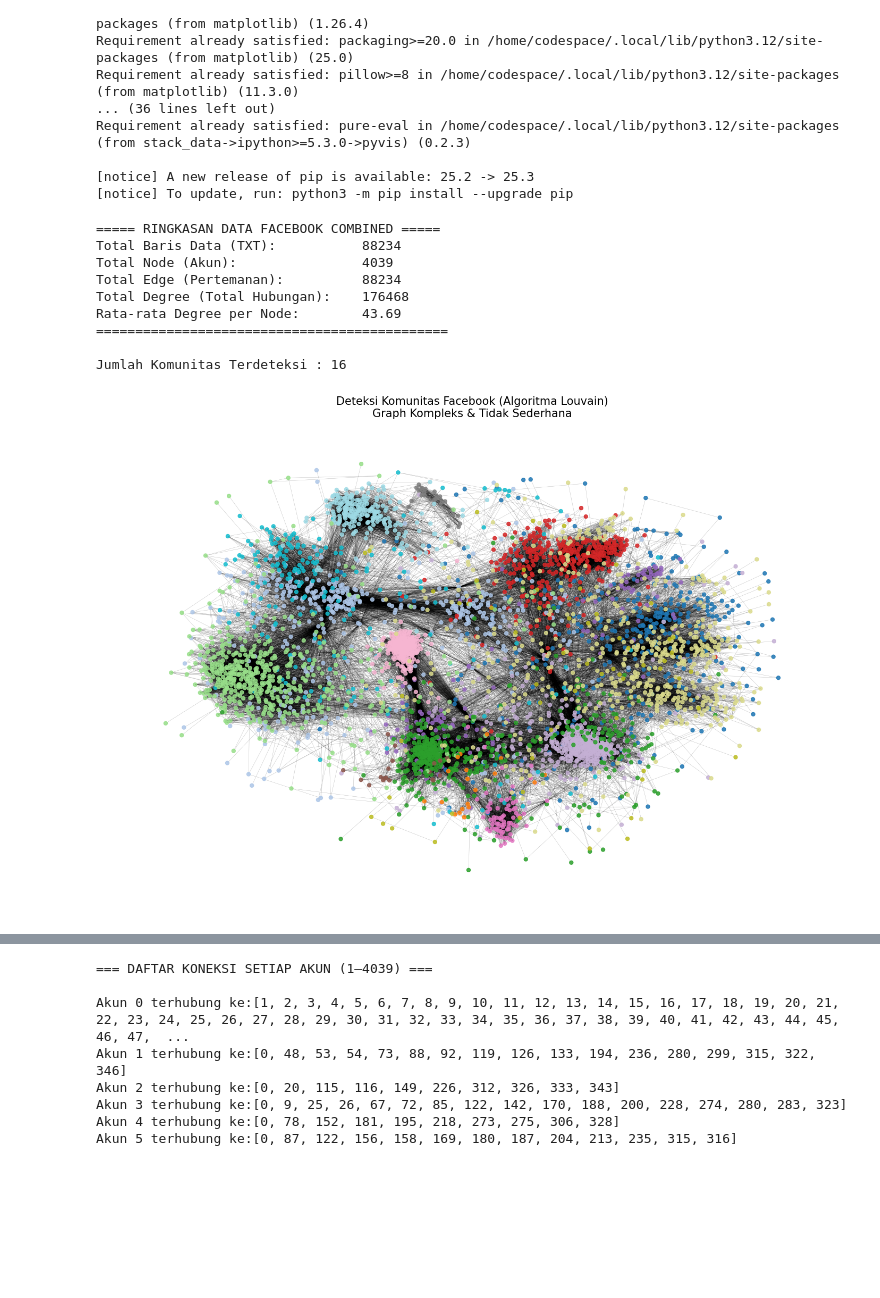
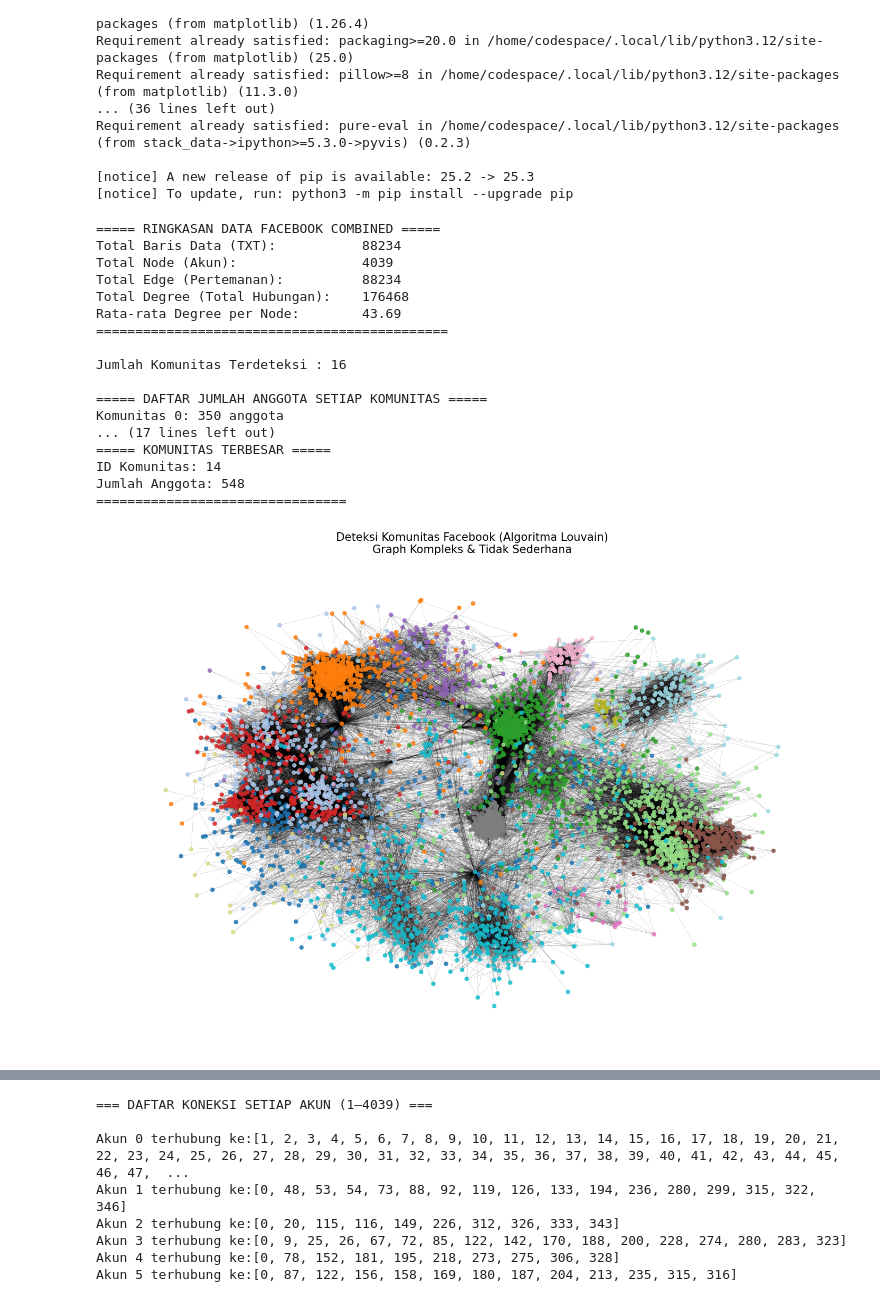
Before and after one commit to farah123-dot/ppw, a Jupyter notebook: _sources/facebook.ipynb, the cells around one changed output, grey strips where cells are left out. Saved outputs shown, nothing was run; the diff lists cells and outputs as text; code cells hidden in the pictures; blank space fills up the shorter version.

```diff
--- a/_sources/facebook.ipynb
+++ b/_sources/facebook.ipynb
@@ -28,6 +28,7 @@ Requirement already satisfied: pure-eval in /home/codespace/.local/lib/python3.1
 import networkx as nx
 import matplotlib.pyplot as plt
 from community import community_louvain
+from collections import defaultdict
 import numpy as np
 import random
 
@@ -36,21 +37,15 @@ import random
 # -----------------------------------------------------------
 path = "facebook_combined.txt"
 
-# Hitung total baris data (jumlah edge dalam file txt)
 with open(path, "r") as f:
     total_rows = sum(1 for line in f)
 
-# Load graph
 G = nx.read_edgelist(path, create_using=nx.Graph(), nodetype=int)
 
-# Hitung statistik jaringan
 total_nodes = G.number_of_nodes()
 total_edges = G.number_of_edges()
-total_degree = sum(dict(G.degree()).values())   # total semua degree
+total_degree = sum(dict(G.degree()).values())
 
-# -----------------------------------------------------------
-# RINGKASAN DATA
-# -----------------------------------------------------------
 print("===== RINGKASAN DATA FACEBOOK COMBINED =====")
 print(f"Total Baris Data (TXT):           {total_rows}")
 print(f"Total Node (Akun):                {total_nodes}")
@@ -65,44 +60,81 @@ print("=============================================\n")
 # -----------------------------------------------------------
 partition = community_louvain.best_partition(G)
 num_communities = len(set(partition.values()))
-print("Jumlah Komunitas Terdeteksi :", num_communities)
+
+print("Jumlah Komunitas Terdeteksi :", num_communities, "\n")
+
 
 # -----------------------------------------------------------
-# 3. Visualisasi 2D graph
+# 3. Buat daftar anggota setiap komunitas
+# -----------------------------------------------------------
+communities = defaultdict(list)
+
+for node, comm_id in partition.items():
+    communities[comm_id].append(node)
+
+print("===== DAFTAR JUMLAH ANGGOTA SETIAP KOMUNITAS =====")
+for comm_id, members in communities.items():
+    print(f"Komunitas {comm_id}: {len(members)} anggota")
+print("==================================================\n")
+
+
+# -----------------------------------------------------------
+# 4. Cari komunitas terbesar
+# -----------------------------------------------------------
+largest_comm = max(communities, key=lambda c: len(communities[c]))
+
+print("===== KOMUNITAS TERBESAR =====")
+print(f"ID Komunitas: {largest_comm}")
+print(f"Jumlah Anggota: {len(communities[largest_comm])}")
+# print("Anggota komunitas terbesar:")
+# print(communities[largest_comm])      # daftar node
+print("================================\n")
+
+
+# -----------------------------------------------------------
+# 5. Visualisasi 2D graph
 # -----------------------------------------------------------
 plt.figure(figsize=(18, 12))
 
 pos = nx.spring_layout(G, k=0.15, iterations=50)
 colors = [partition[node] for node in G.nodes()]
 
 nx.draw_networkx_nodes(
     G, pos,
     node_size=25,
     node_color=colors,
     cmap=plt.cm.tab20,
     alpha=0.85
 )
 
 nx.draw_networkx_edges(
     G, pos,
     width=0.3,
     alpha=0.3
 )
 
 plt.title("Deteksi Komunitas Facebook (Algoritma Louvain)\nGraph Kompleks & Tidak Sederhana", fontsize=15)
 plt.axis('off')
 plt.show()
 # %% [output]
 ===== RINGKASAN DATA FACEBOOK COMBINED =====
 Total Baris Data (TXT):           88234
 Total Node (Akun):                4039
 Total Edge (Pertemanan):          88234
 Total Degree (Total Hubungan):    176468
 Rata-rata Degree per Node:        43.69
 =============================================
 
 Jumlah Komunitas Terdeteksi : 16
+
+===== DAFTAR JUMLAH ANGGOTA SETIAP KOMUNITAS =====
+Komunitas 0: 350 anggota
+... (17 lines left out)
+===== KOMUNITAS TERBESAR =====
+ID Komunitas: 14
+Jumlah Anggota: 548
+================================
-[figure, old version]
+[figure, new version]
 # %%
 # ============================================================
 # LIST ANGGOTA AKUN DI SETIAP KOMUNITAS
```
Also changed, not shown: parts of 1 cell of this notebook, 3 other files.
